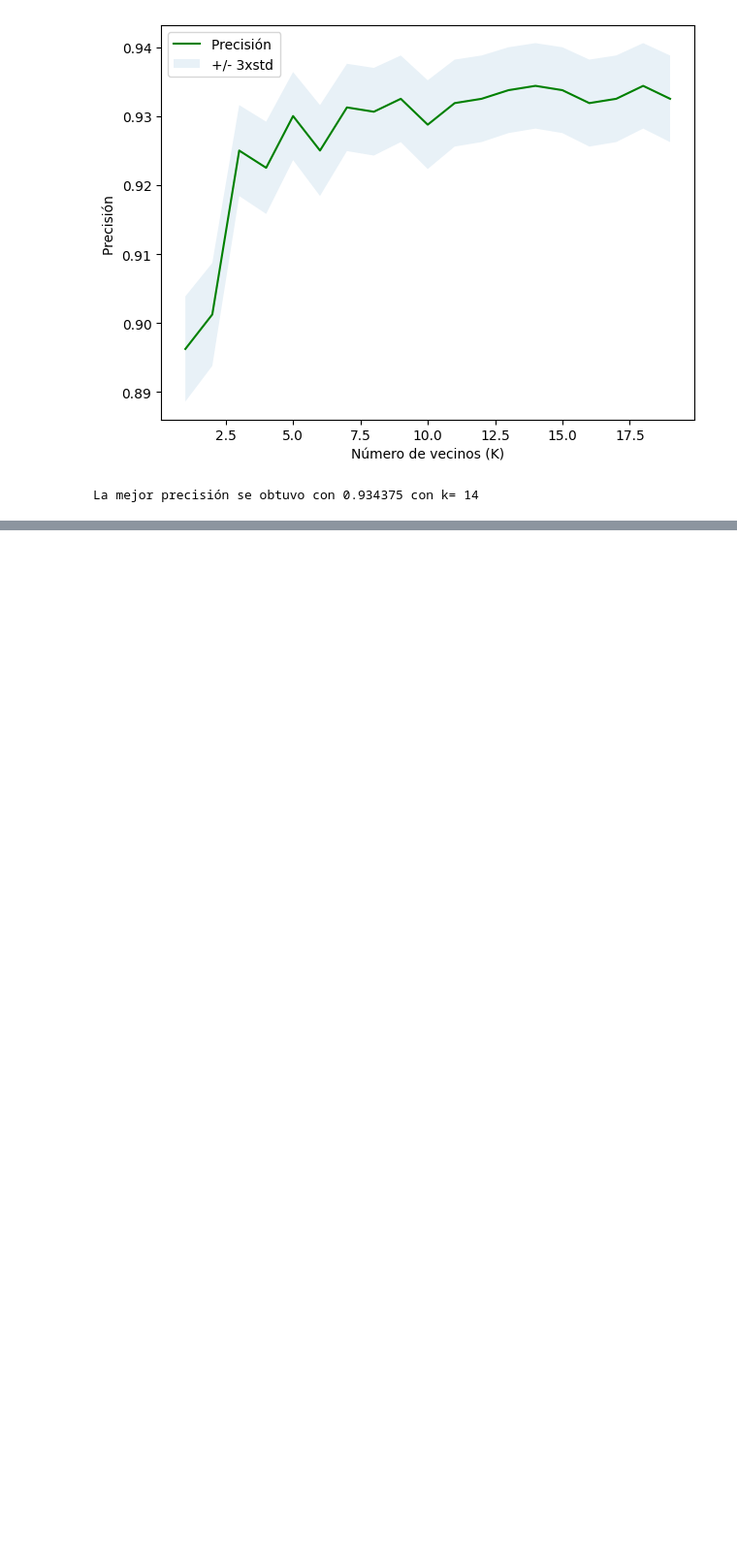
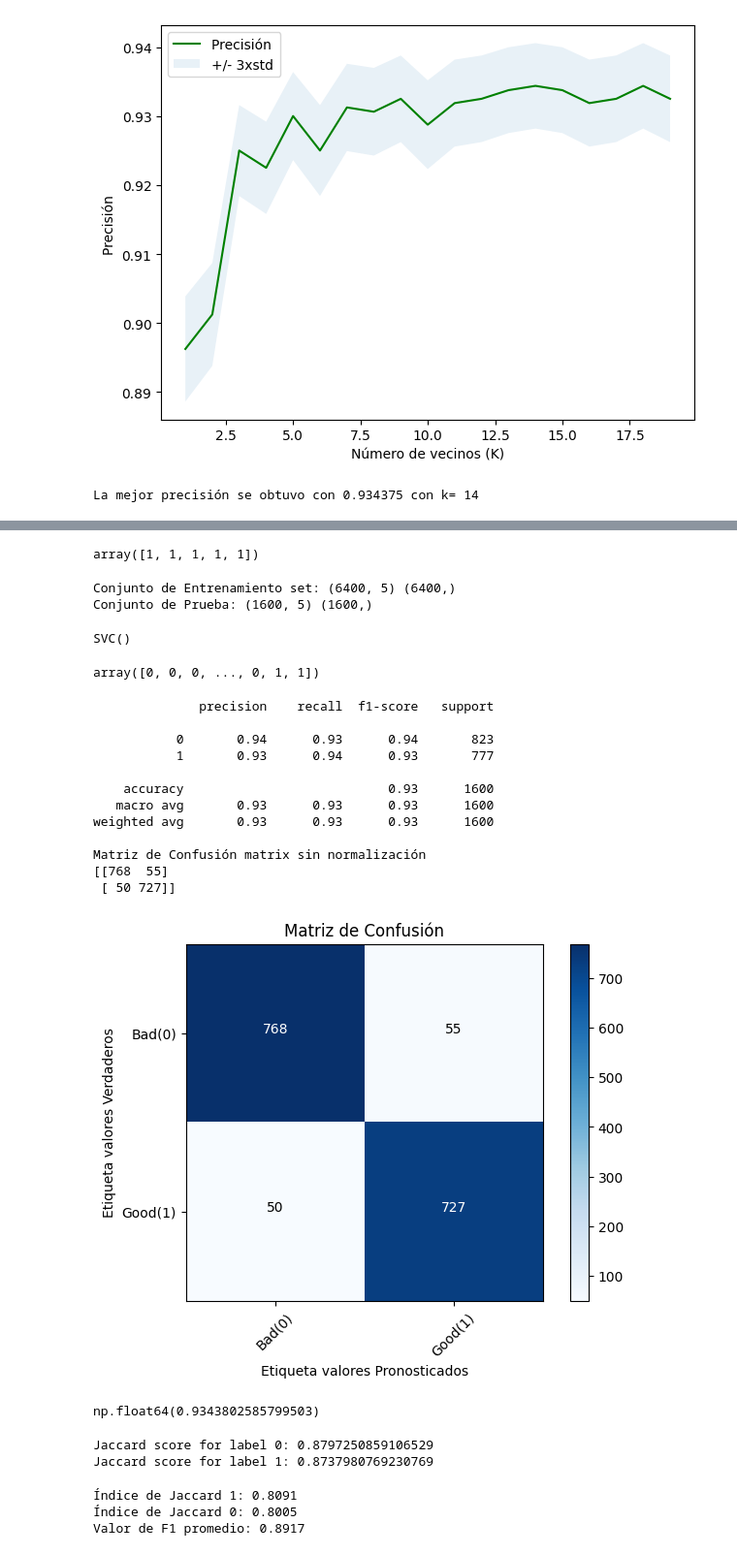
Before and after one commit to DiegoAraneda98/TPCD-Tarea-3, a Jupyter notebook: Tarea3.ipynb, the cells around one changed output, grey strips where cells are left out. Shown at 97% size. Saved outputs shown, nothing was run; the diff lists cells and outputs as text; code cells hidden in the pictures; blank space fills up the shorter version.

```diff
--- a/Tarea3.ipynb
+++ b/Tarea3.ipynb
@@ -332,0 +441,24 @@ La mejor precisión se obtuvo con 0.934375 con k= 14
+# %%
+y5 = np.asarray(df5['Quality'])
+y5 [0:5]
+# %% [output]
+array([1, 1, 1, 1, 1])
+# %%
+X5_entrena, X5_prueba, y5_entrena, y5_prueba = train_test_split(X5, y5, test_size=0.2, random_state=4)
+print ('Conjunto de Entrenamiento set:', X5_entrena.shape,  y5_entrena.shape)
+print ('Conjunto de Prueba:', X5_prueba.shape,  y5_prueba.shape)
+# %% [output]
+Conjunto de Entrenamiento set: (6400, 5) (6400,)
+Conjunto de Prueba: (1600, 5) (1600,)
+# %%
+from sklearn import svm
+
+modelo_svm = svm.SVC(kernel='rbf')
+modelo_svm.fit(X5_entrena, y5_entrena)
+# %% [output]
+SVC()
+# %%
+y5_hat = modelo_svm.predict(X5_prueba)
+y5_hat
+# %% [output]
+array([0, 0, 0, ..., 0, 1, 1])
@@ -332,0 +501,56 @@ La mejor precisión se obtuvo con 0.934375 con k= 14
+# %%
+# Calcular matriz de confusión
+matriz_confusion = metrics.confusion_matrix(y5_prueba, y5_hat, labels=[0,1])
+np.set_printoptions(precision=2)
+
+print (metrics.classification_report(y5_prueba, y5_hat))
+
+# Grafica matriz de confusión no normalizada
+plt.figure()
+grafica_matriz_confusion(matriz_confusion, clases=['Bad(0)','Good(1)'],normalizar= False,  titulo='Matriz de Confusión')
+# %% [output]
+              precision    recall  f1-score   support
+
+           0       0.94      0.93      0.94       823
+           1       0.93      0.94      0.93       777
+
+    accuracy                           0.93      1600
+   macro avg       0.93      0.93      0.93      1600
+weighted avg       0.93      0.93      0.93      1600
+
+Matriz de Confusión matrix sin normalización
+[[768  55]
+ [ 50 727]]
+[figure, added]
+# %%
+metrics.f1_score(y5_prueba, y5_hat, average='weighted')
+# %% [output]
+np.float64(0.9343802585799503)
+# %%
+jaccard_score_0 = metrics.jaccard_score(y5_prueba, y5_hat, pos_label=0)
+jaccard_score_1 = metrics.jaccard_score(y5_prueba, y5_hat, pos_label=1)
+
+print("Jaccard score for label 0:", jaccard_score_0)
+print("Jaccard score for label 1:", jaccard_score_1)
+# %% [output]
+Jaccard score for label 0: 0.8797250859106529
+Jaccard score for label 1: 0.8737980769230769
+# %%
+modelo_svm_2 = svm.SVC(kernel='poly')
+modelo_svm_2.fit(X5_entrena, y5_entrena)
+y5_hat_2 = modelo_svm_2.predict(X5_prueba)
+
+# Ajustar pos_label a 1 para el cálculo del índice de Jaccard
+jaccard_index = metrics.jaccard_score(y5_prueba, y5_hat_2, pos_label=1)
+print("Índice de Jaccard 1: %.4f" % jaccard_index)
+# Ajustar pos_label a 0 para el cálculo del índice de Jaccard
+jaccard_index = metrics.jaccard_score(y5_prueba, y5_hat_2, pos_label=0)
+print("Índice de Jaccard 0: %.4f" % jaccard_index)
+
+# Calcular el valor de F1 promedio ponderado
+f1_score = metrics.f1_score(y5_prueba, y5_hat_2, average='weighted')
+print("Valor de F1 promedio: %.4f" % f1_score)
+# %% [output]
+Índice de Jaccard 1: 0.8091
+Índice de Jaccard 0: 0.8005
+Valor de F1 promedio: 0.8917
```
Also changed, not shown: parts of 19 cells of this notebook.
